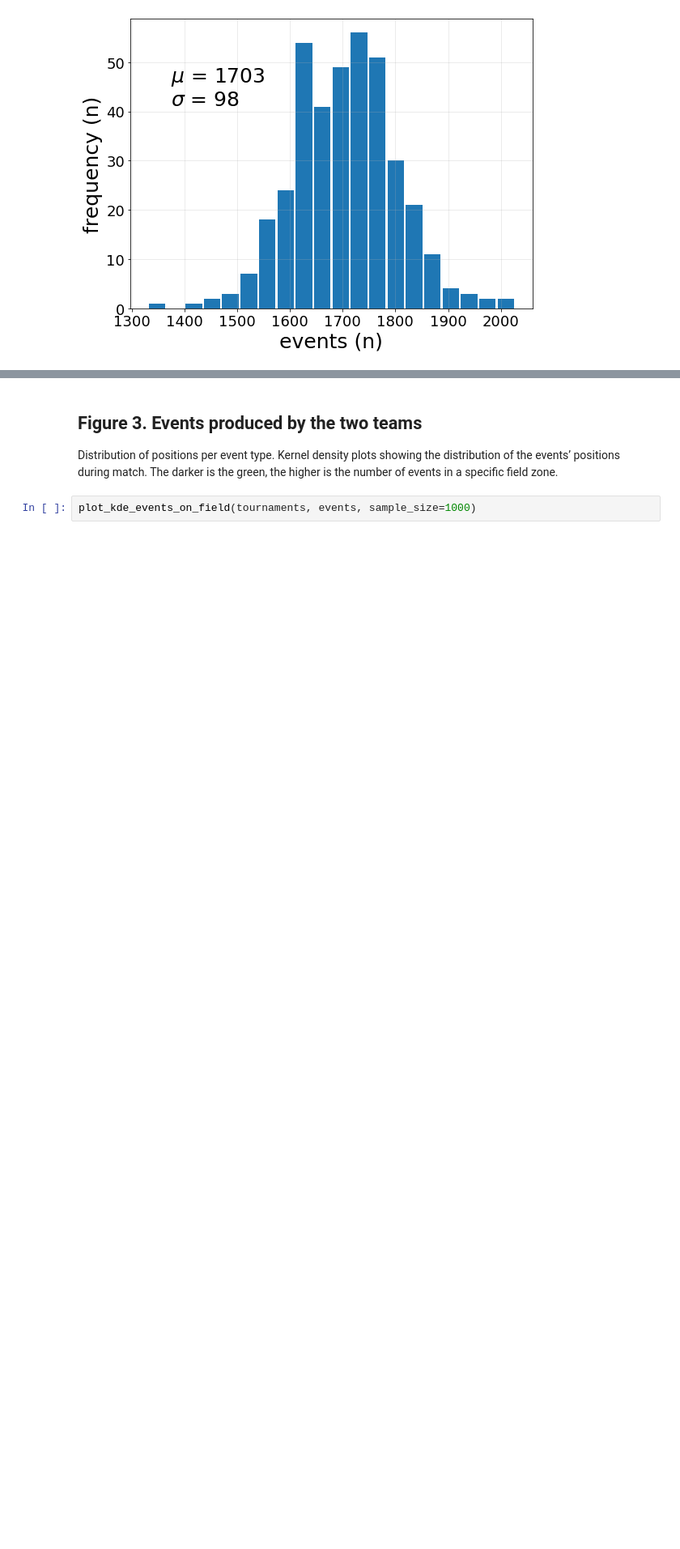
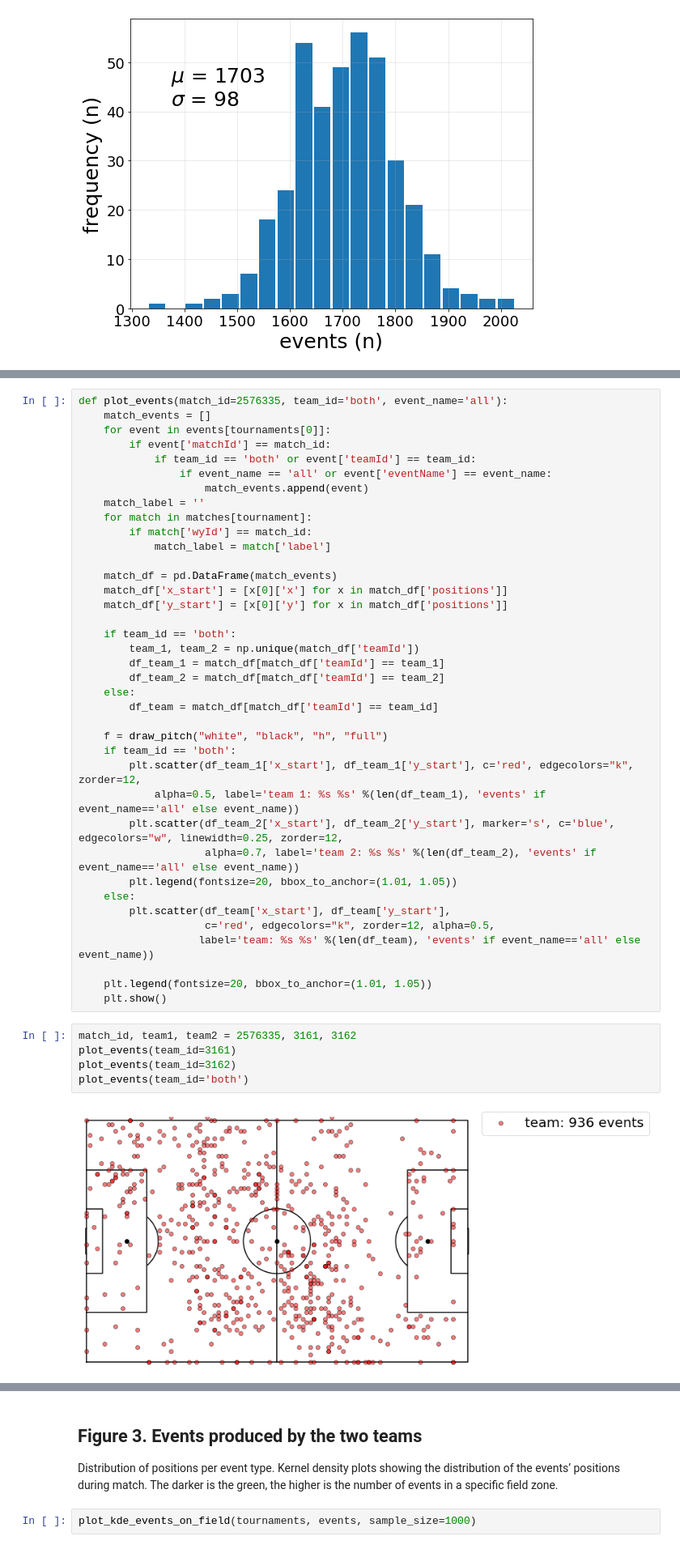
Before and after one commit to jonpappalord/soccer_logs_exploration, a Jupyter notebook: Code_plot.ipynb, the cells around one changed output, grey strips where cells are left out. Shown at 81% size. Saved outputs shown, nothing was run; the diff lists cells and outputs as text; blank space fills up the shorter version.

```diff
--- a/Code_plot.ipynb
+++ b/Code_plot.ipynb
@@ -212,3 +244,48 @@ plt.title(match_label, fontsize=20)
 plt.show()
 # %% [output]
 [figure]
+# %%
+def plot_events(match_id=2576335, team_id='both', event_name='all'):
+    match_events = []
+    for event in events[tournaments[0]]:
+        if event['matchId'] == match_id:
+            if team_id == 'both' or event['teamId'] == team_id:
+                if event_name == 'all' or event['eventName'] == event_name:
+                    match_events.append(event)
+    match_label = ''
+    for match in matches[tournament]:
+        if match['wyId'] == match_id:
+            match_label = match['label']
+
+    match_df = pd.DataFrame(match_events)
+    match_df['x_start'] = [x[0]['x'] for x in match_df['positions']]
+    match_df['y_start'] = [x[0]['y'] for x in match_df['positions']]
+
+    if team_id == 'both':
+        team_1, team_2 = np.unique(match_df['teamId'])
+        df_team_1 = match_df[match_df['teamId'] == team_1]
+        df_team_2 = match_df[match_df['teamId'] == team_2]
+    else:
+        df_team = match_df[match_df['teamId'] == team_id]
+
+    f = draw_pitch("white", "black", "h", "full")
+    if team_id == 'both':
+        plt.scatter(df_team_1['x_start'], df_team_1['y_start'], c='red', edgecolors="k", zorder=12,
+            alpha=0.5, label='team 1: %s %s' %(len(df_team_1), 'events' if event_name=='all' else event_name))
+        plt.scatter(df_team_2['x_start'], df_team_2['y_start'], marker='s', c='blue', edgecolors="w", linewidth=0.25, zorder=12,
+                    alpha=0.7, label='team 2: %s %s' %(len(df_team_2), 'events' if event_name=='all' else event_name))
+        plt.legend(fontsize=20, bbox_to_anchor=(1.01, 1.05))
+    else:
+        plt.scatter(df_team['x_start'], df_team['y_start'],
+                    c='red', edgecolors="k", zorder=12, alpha=0.5,
+                   label='team: %s %s' %(len(df_team), 'events' if event_name=='all' else event_name))
+
+    plt.legend(fontsize=20, bbox_to_anchor=(1.01, 1.05))
+    plt.show()
+# %%
+match_id, team1, team2 = 2576335, 3161, 3162
+plot_events(team_id=3161)
+plot_events(team_id=3162)
+plot_events(team_id='both')
+# %% [output]
+[figure, added]
```
Also changed, not shown: parts of 26 cells of this notebook.
